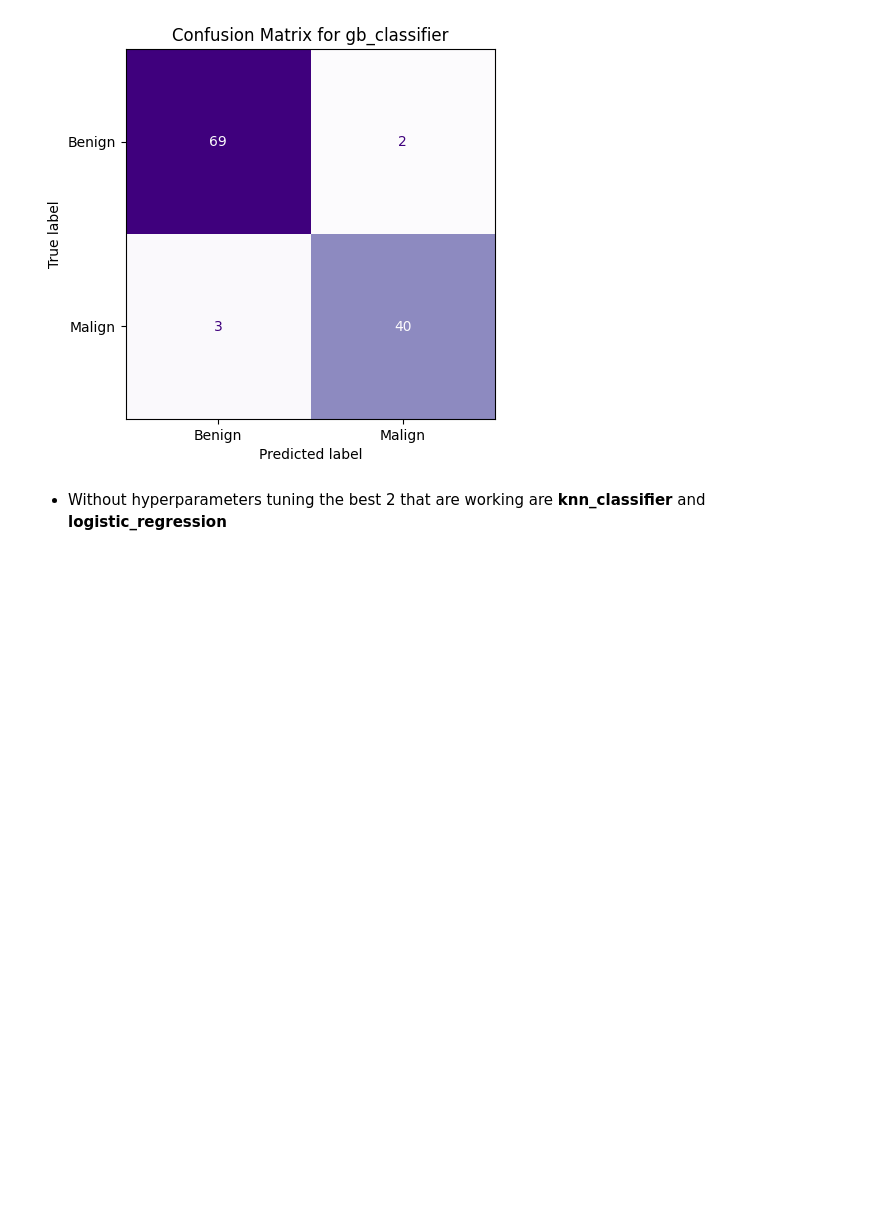
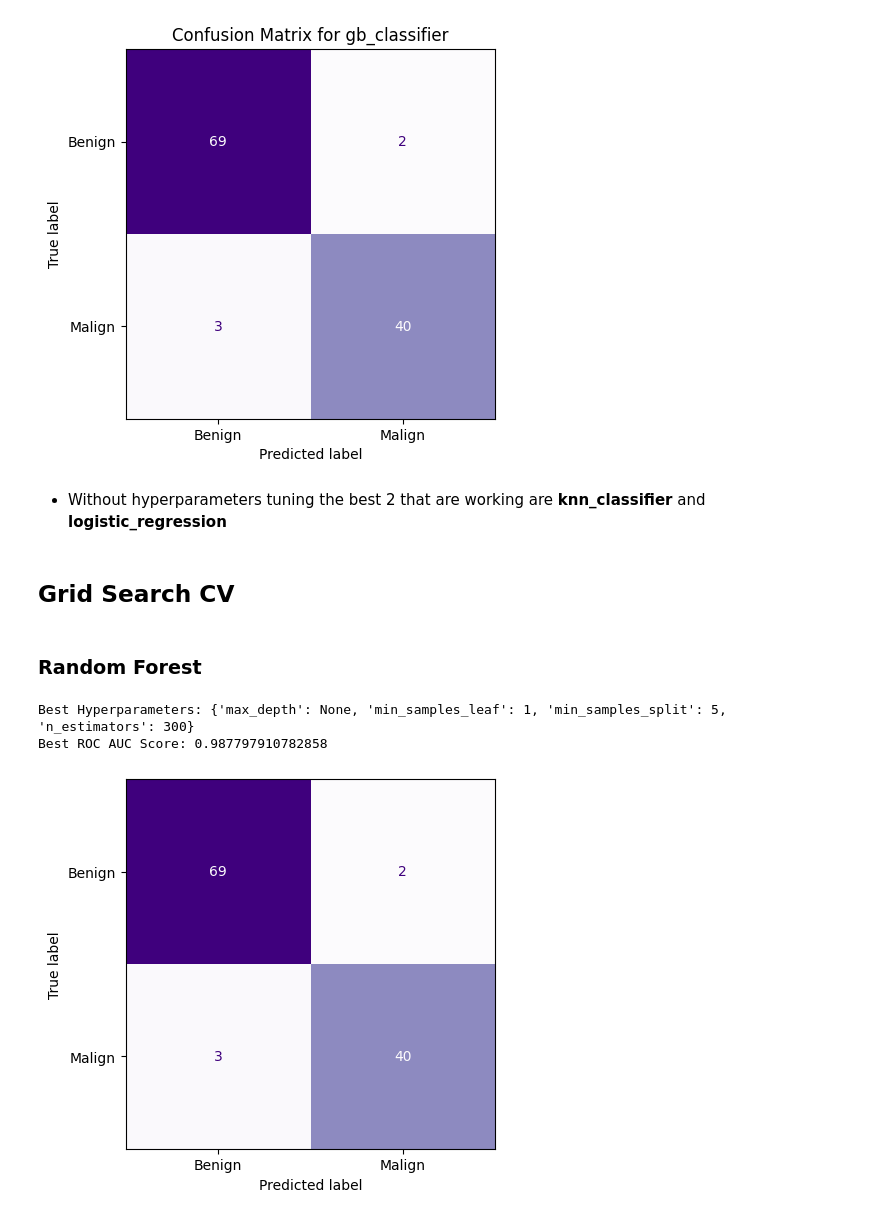
Before and after one commit to danielcamacho9712/Brest_cancer_binary, a Jupyter notebook: Brest_cancer_classification.ipynb, the cells around one changed output. Saved outputs shown, nothing was run; the diff lists cells and outputs as text; code cells hidden in the pictures; blank space fills up the shorter version.

```diff
--- a/Brest_cancer_classification.ipynb
+++ b/Brest_cancer_classification.ipynb
@@ -175,3 +217,31 @@ Training gb_classifier now
 [figure]
 # %% [markdown]
 - Without hyperparameters tuning the best 2 that are working are **knn_classifier** and **logistic_regression**
+# %% [markdown]
+## Grid Search CV
+# %% [markdown]
+### Random Forest
+# %%
+rf_classifier = RandomForestClassifier(random_state=42)
+
+param_grid_rf = {
+    'n_estimators': [100, 200, 300],
+    'max_depth': [None, 10, 20, 30],
+    'min_samples_split': [2, 5, 10],
+    'min_samples_leaf': [1, 2, 4]
+}
+
+grid_search_rf = GridSearchCV(estimator=rf_classifier, param_grid=param_grid_rf, cv=5, scoring='roc_auc', n_jobs=-1)
+
+grid_rf = grid_search_rf.fit(X_train, y_train)
+y_pred = grid_rf.predict(X_test)
+
+ConfusionMatrixDisplay.from_estimator(grid_rf, X_test, y_test, cmap='Purples', display_labels=['Benign', 'Malign'], colorbar=False)
+disp.ax_.set_title(f'Confusion Matrix for tunned {model_name}')
+
+print("Best Hyperparameters:", grid_search_rf.best_params_)
+print("Best ROC AUC Score:", grid_search_rf.best_score_)
+# %% [output]
+Best Hyperparameters: {'max_depth': None, 'min_samples_leaf': 1, 'min_samples_split': 5, 'n_estimators': 300}
+Best ROC AUC Score: 0.987797910782858
+[figure, added]
```
Also changed, not shown: parts of 11 cells of this notebook.
